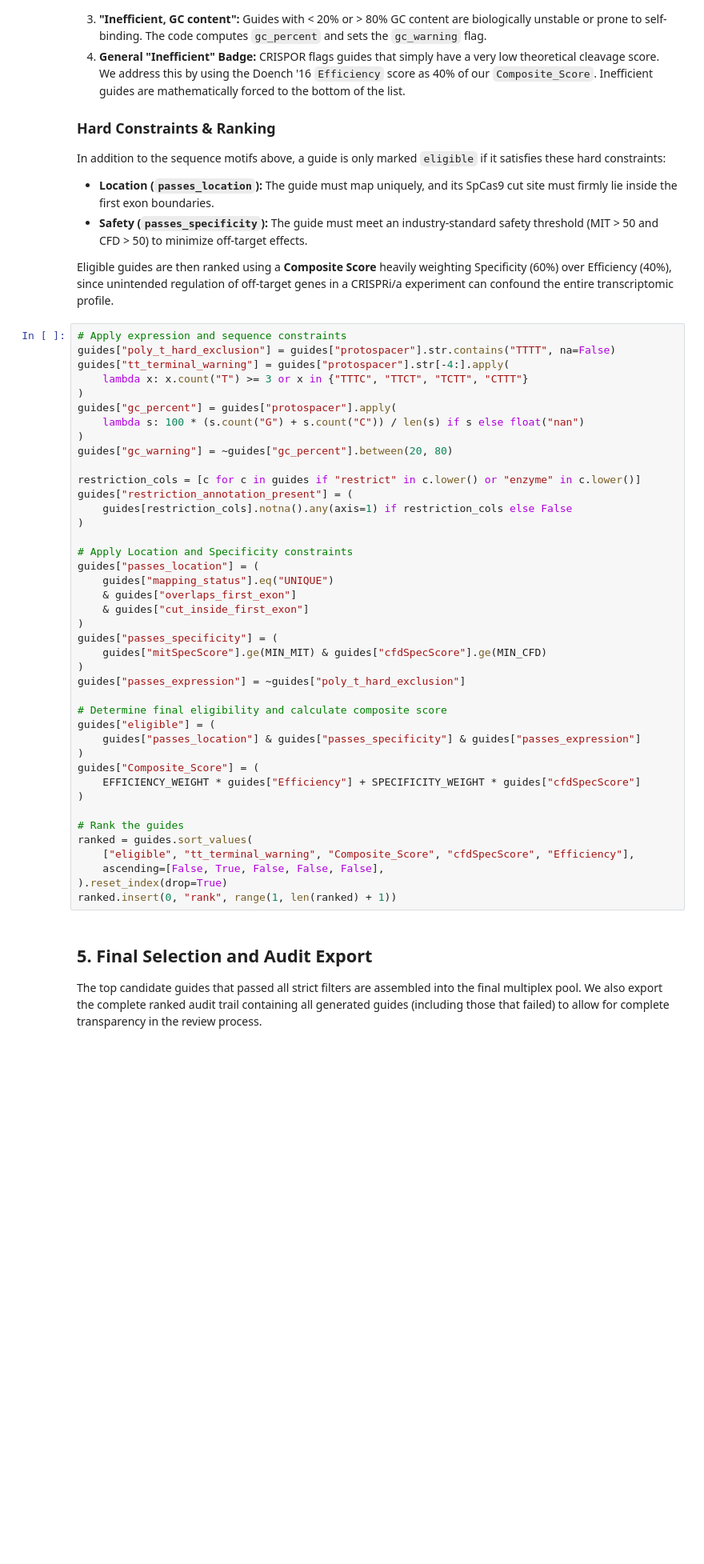
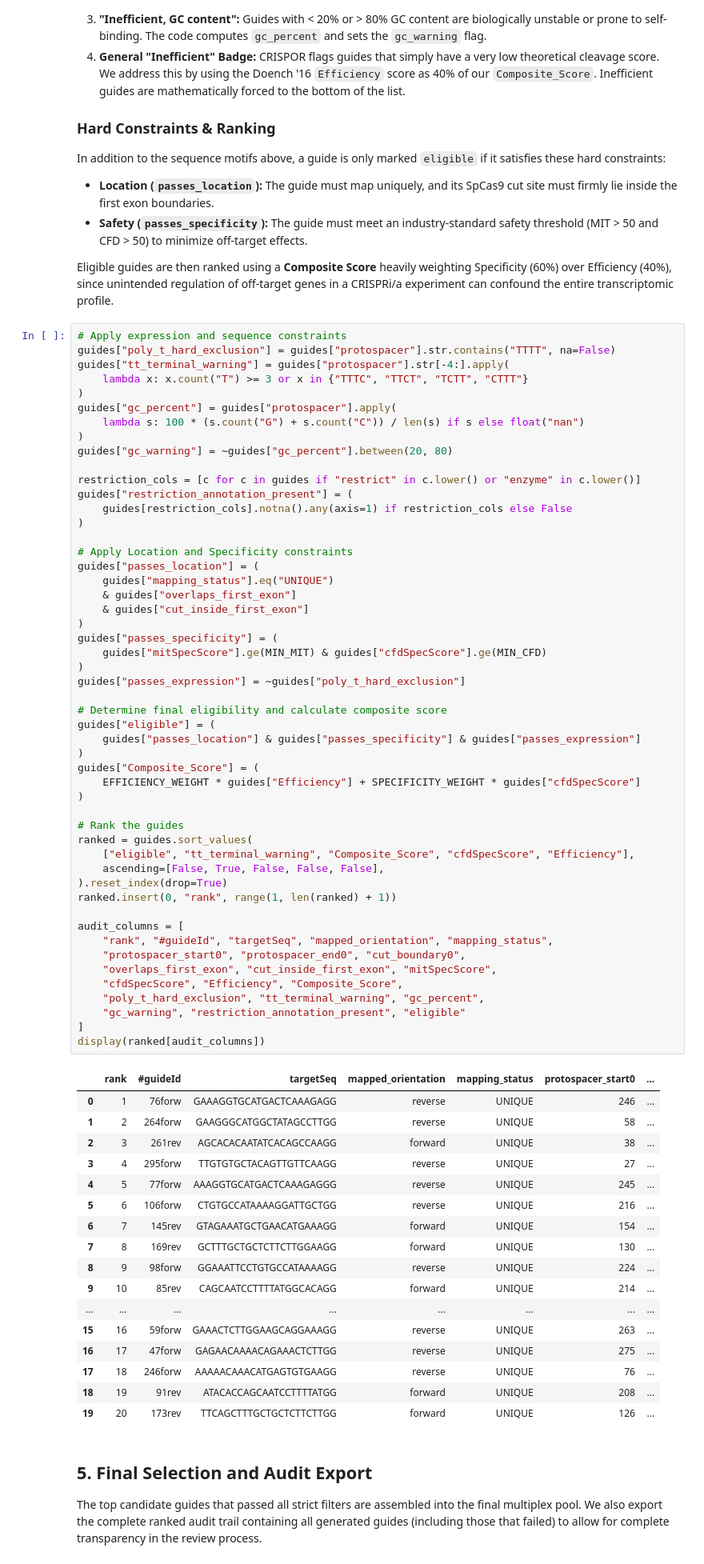
Before and after one commit to tritinvo18/ifn646_project, a Jupyter notebook: notebooks/02_grna_cxcl11_crispri.ipynb, the cells around one changed output. Shown at 80% size. Saved outputs shown, nothing was run; the diff lists cells and outputs as text; blank space fills up the shorter version.

```diff
--- a/notebooks/02_grna_cxcl11_crispri.ipynb
+++ b/notebooks/02_grna_cxcl11_crispri.ipynb
@@ -157,33 +157,61 @@ guides["gc_warning"] = ~guides["gc_percent"].between(20, 80)
 restriction_cols = [c for c in guides if "restrict" in c.lower() or "enzyme" in c.lower()]
 guides["restriction_annotation_present"] = (
     guides[restriction_cols].notna().any(axis=1) if restriction_cols else False
 )
 
 # Apply Location and Specificity constraints
 guides["passes_location"] = (
     guides["mapping_status"].eq("UNIQUE")
     & guides["overlaps_first_exon"]
     & guides["cut_inside_first_exon"]
 )
 guides["passes_specificity"] = (
     guides["mitSpecScore"].ge(MIN_MIT) & guides["cfdSpecScore"].ge(MIN_CFD)
 )
 guides["passes_expression"] = ~guides["poly_t_hard_exclusion"]
 
 # Determine final eligibility and calculate composite score
 guides["eligible"] = (
     guides["passes_location"] & guides["passes_specificity"] & guides["passes_expression"]
 )
 guides["Composite_Score"] = (
     EFFICIENCY_WEIGHT * guides["Efficiency"] + SPECIFICITY_WEIGHT * guides["cfdSpecScore"]
 )
 
 # Rank the guides
 ranked = guides.sort_values(
     ["eligible", "tt_terminal_warning", "Composite_Score", "cfdSpecScore", "Efficiency"],
     ascending=[False, True, False, False, False],
 ).reset_index(drop=True)
 ranked.insert(0, "rank", range(1, len(ranked) + 1))
+
+audit_columns = [
+    "rank", "#guideId", "targetSeq", "mapped_orientation", "mapping_status",
+    "protospacer_start0", "protospacer_end0", "cut_boundary0",
+    "overlaps_first_exon", "cut_inside_first_exon", "mitSpecScore",
+    "cfdSpecScore", "Efficiency", "Composite_Score",
+    "poly_t_hard_exclusion", "tt_terminal_warning", "gc_percent",
+    "gc_warning", "restriction_annotation_present", "eligible"
+]
+display(ranked[audit_columns])
+# %% [output]
+|  | rank | #guideId | targetSeq | mapped_orientation | mapping_status | protospacer_start0 | ... |
+| 0 | 1 | 76forw | GAAAGGTGCATGACTCAAAGAGG | reverse | UNIQUE | 246 | ... |
+| 1 | 2 | 264forw | GAAGGGCATGGCTATAGCCTTGG | reverse | UNIQUE | 58 | ... |
+| 2 | 3 | 261rev | AGCACACAATATCACAGCCAAGG | forward | UNIQUE | 38 | ... |
+| 3 | 4 | 295forw | TTGTGTGCTACAGTTGTTCAAGG | reverse | UNIQUE | 27 | ... |
+| 4 | 5 | 77forw | AAAGGTGCATGACTCAAAGAGGG | reverse | UNIQUE | 245 | ... |
+| 5 | 6 | 106forw | CTGTGCCATAAAAGGATTGCTGG | reverse | UNIQUE | 216 | ... |
+| 6 | 7 | 145rev | GTAGAAATGCTGAACATGAAAGG | forward | UNIQUE | 154 | ... |
+| 7 | 8 | 169rev | GCTTTGCTGCTCTTCTTGGAAGG | forward | UNIQUE | 130 | ... |
+| 8 | 9 | 98forw | GGAAATTCCTGTGCCATAAAAGG | reverse | UNIQUE | 224 | ... |
+| 9 | 10 | 85rev | CAGCAATCCTTTTATGGCACAGG | forward | UNIQUE | 214 | ... |
+| ... | ... | ... | ... | ... | ... | ... | ... |
+| 15 | 16 | 59forw | GAAACTCTTGGAAGCAGGAAAGG | reverse | UNIQUE | 263 | ... |
+| 16 | 17 | 47forw | GAGAACAAAACAGAAACTCTTGG | reverse | UNIQUE | 275 | ... |
+| 17 | 18 | 246forw | AAAAACAAACATGAGTGTGAAGG | reverse | UNIQUE | 76 | ... |
+| 18 | 19 | 91rev | ATACACCAGCAATCCTTTTATGG | forward | UNIQUE | 208 | ... |
+| 19 | 20 | 173rev | TTCAGCTTTGCTGCTCTTCTTGG | forward | UNIQUE | 126 | ... |
 # %% [markdown]
 ## 5. Final Selection and Audit Export
 
```
Also changed, not shown: 2 other files.
